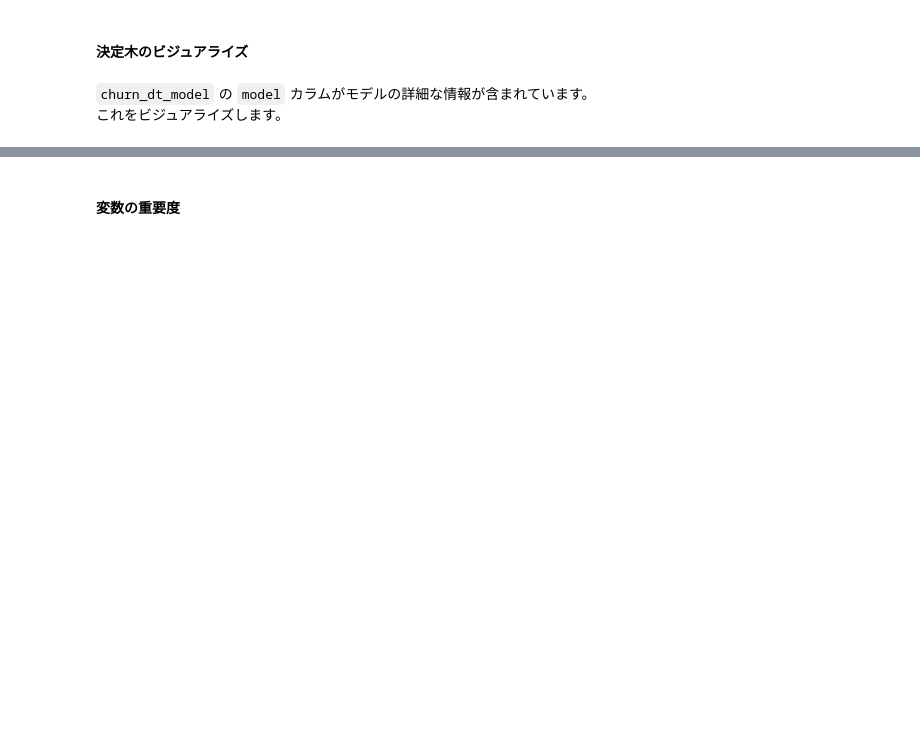
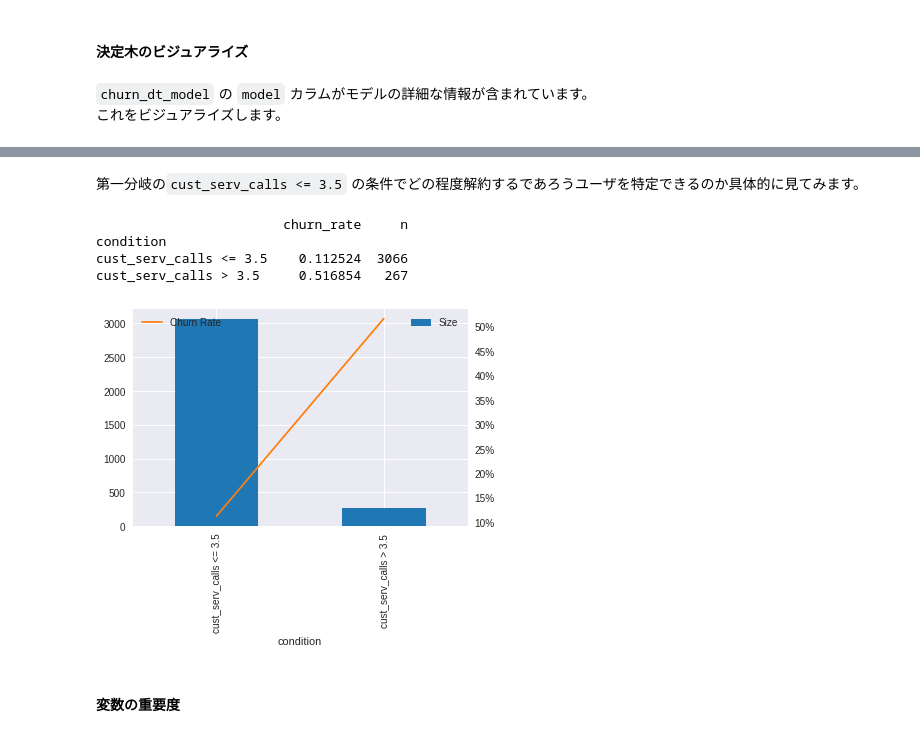
Before and after one commit to kazrin/hivemall-notebooks, a Jupyter notebook: notebooks/churn/decision_tree.ipynb, the cells around one changed output, grey strips where cells are left out. Cells and saved outputs as stored; diff of their text form; code cells hidden in the pictures; blank space fills up the shorter version.

Commit message:
Add the distribution with tree's 1st condition

```diff
--- a/notebooks/churn/decision_tree.ipynb
+++ b/notebooks/churn/decision_tree.ipynb
@@ -609,3 +622,28 @@ ax.imshow(np.array(im));plt.show()
+# %% [markdown]
+第一分岐の`cust_serv_calls <= 3.5` の条件でどの程度解約するであろうユーザを特定できるのか具体的に見てみます。
+# %%
+df = td.read_td_query('''select
+  case when cust_serv_calls < 3.5 then 'cust_serv_calls <= 3.5' else 'cust_serv_calls > 3.5' end as condition
+  ,cast(sum(target) as double) / count(*) as churn_rate
+  ,count(*) as n
+from
+  churn_preprocessed
+group by
+  1''', engine=presto, index_col='condition')
+
+print(df)
+
+fig, ax = plt.subplots();_ax=ax.twinx()
+df['n'].plot.bar(ax=ax, color='tab:blue', label='Size')
+df['churn_rate'].plot(ax=_ax, color='tab:orange', label='Churn Rate')
+ax.legend();_ax.legend(loc=0);_ax.grid(False);_ax.set_yticklabels(['{:,.0%}'.format(x) for x in _ax.get_yticks()]);
+plt.show()
+# %% [output]
+                        churn_rate     n
+condition
+cust_serv_calls <= 3.5    0.112524  3066
+cust_serv_calls > 3.5     0.516854   267
+[figure, added]
 # %% [markdown]
 #### 変数の重要度
 # %%
```
Also changed, not shown: parts of 9 cells of this notebook.
